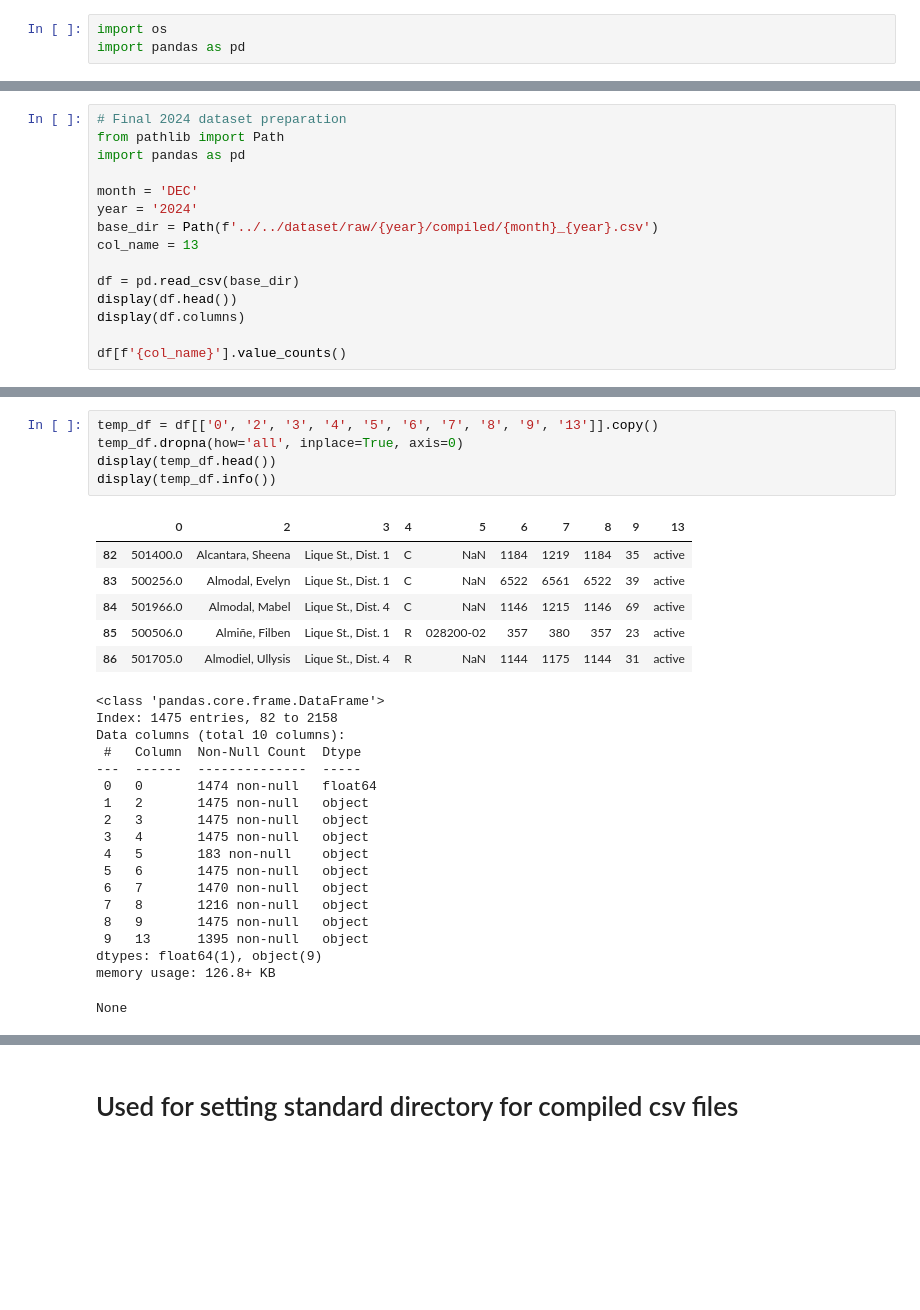
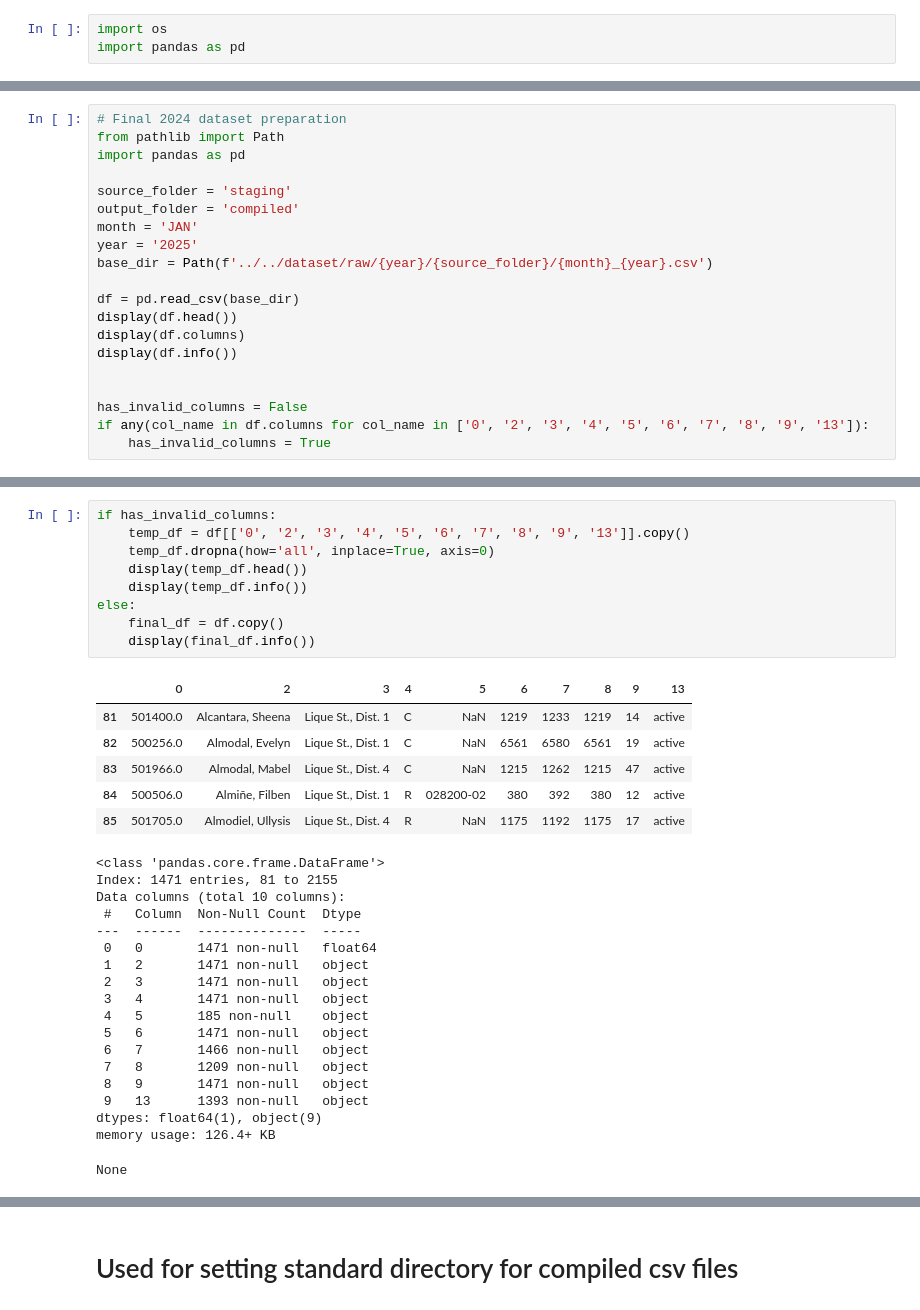
Before and after one commit to marcusAlmo/waterflow_model_training, a Jupyter notebook: data_preparation/v1/excel_file_compilations.ipynb, the cells around one changed output, grey strips where cells are left out. Cells and saved outputs as stored; diff of their text form; blank space fills up the shorter version.

```diff
--- a/data_preparation/v1/excel_file_compilations.ipynb
+++ b/data_preparation/v1/excel_file_compilations.ipynb
@@ -289,15 +174,20 @@ Should be run manually
 from pathlib import Path
 import pandas as pd
 
-month = 'DEC'
-year = '2024'
-base_dir = Path(f'../../dataset/raw/{year}/compiled/{month}_{year}.csv')
-col_name = 13
+source_folder = 'staging'
+output_folder = 'compiled'
+month = 'JAN'
+year = '2025'
+base_dir = Path(f'../../dataset/raw/{year}/{source_folder}/{month}_{year}.csv')
 
 df = pd.read_csv(base_dir)
 display(df.head())
 display(df.columns)
+display(df.info())
 
-df[f'{col_name}'].value_counts()
+
+has_invalid_columns = False
+if any(col_name in df.columns for col_name in ['0', '2', '3', '4', '5', '6', '7', '8', '9', '13']):
+    has_invalid_columns = True
 # %% [output]
 |  | Control No. | SC | Account Name | Service Address | Type | Meter Serial No. | Previous Reading | ... |
@@ -321,31 +224,35 @@ Name: count, dtype: int64
 # %%
-temp_df = df[['0', '2', '3', '4', '5', '6', '7', '8', '9', '13']].copy()
-temp_df.dropna(how='all', inplace=True, axis=0)
-display(temp_df.head())
-display(temp_df.info())
+if has_invalid_columns:
+    temp_df = df[['0', '2', '3', '4', '5', '6', '7', '8', '9', '13']].copy()
+    temp_df.dropna(how='all', inplace=True, axis=0)
+    display(temp_df.head())
+    display(temp_df.info())
+else:
+    final_df = df.copy()
+    display(final_df.info())
 # %% [output]
 |  | 0 | 2 | 3 | 4 | 5 | 6 | 7 | 8 | 9 | 13 |
-| 82 | 501400.0 | Alcantara, Sheena | Lique St., Dist. 1 | C | NaN | 1184 | 1219 | 1184 | 35 | active |
-| 83 | 500256.0 | Almodal, Evelyn | Lique St., Dist. 1 | C | NaN | 6522 | 6561 | 6522 | 39 | active |
-| 84 | 501966.0 | Almodal, Mabel | Lique St., Dist. 4 | C | NaN | 1146 | 1215 | 1146 | 69 | active |
-| 85 | 500506.0 | Almiñe, Filben | Lique St., Dist. 1 | R | 028200-02 | 357 | 380 | 357 | 23 | active |
-| 86 | 501705.0 | Almodiel, Ullysis | Lique St., Dist. 4 | R | NaN | 1144 | 1175 | 1144 | 31 | active |
+| 81 | 501400.0 | Alcantara, Sheena | Lique St., Dist. 1 | C | NaN | 1219 | 1233 | 1219 | 14 | active |
+| 82 | 500256.0 | Almodal, Evelyn | Lique St., Dist. 1 | C | NaN | 6561 | 6580 | 6561 | 19 | active |
+| 83 | 501966.0 | Almodal, Mabel | Lique St., Dist. 4 | C | NaN | 1215 | 1262 | 1215 | 47 | active |
+| 84 | 500506.0 | Almiñe, Filben | Lique St., Dist. 1 | R | 028200-02 | 380 | 392 | 380 | 12 | active |
+| 85 | 501705.0 | Almodiel, Ullysis | Lique St., Dist. 4 | R | NaN | 1175 | 1192 | 1175 | 17 | active |
 <class 'pandas.core.frame.DataFrame'>
-Index: 1475 entries, 82 to 2158
+Index: 1471 entries, 81 to 2155
 Data columns (total 10 columns):
  #   Column  Non-Null Count  Dtype
 ---  ------  --------------  -----
- 0   0       1474 non-null   float64
- 1   2       1475 non-null   object
- 2   3       1475 non-null   object
- 3   4       1475 non-null   object
- 4   5       183 non-null    object
- 5   6       1475 non-null   object
- 6   7       1470 non-null   object
- 7   8       1216 non-null   object
- 8   9       1475 non-null   object
- 9   13      1395 non-null   object
+ 0   0       1471 non-null   float64
+ 1   2       1471 non-null   object
+ 2   3       1471 non-null   object
+ 3   4       1471 non-null   object
+ 4   5       185 non-null    object
+ 5   6       1471 non-null   object
+ 6   7       1466 non-null   object
+ 7   8       1209 non-null   object
+ 8   9       1471 non-null   object
+ 9   13      1393 non-null   object
 dtypes: float64(1), object(9)
-memory usage: 126.8+ KB
+memory usage: 126.4+ KB
 None
 # %%
```
Also changed, not shown: parts of 12 cells of this notebook.
